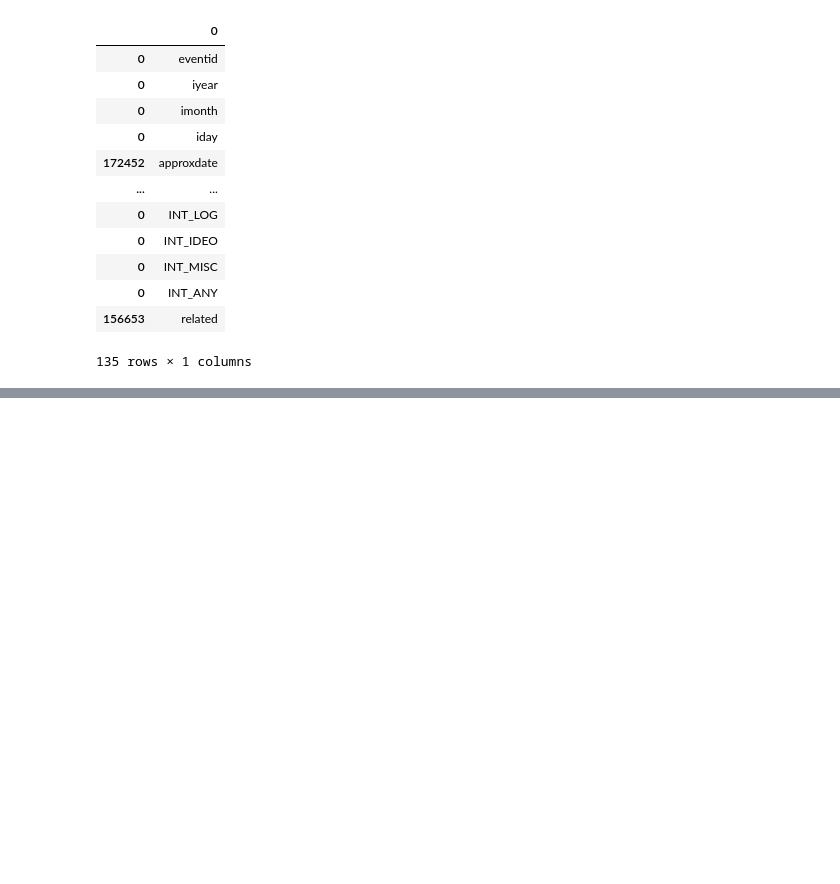
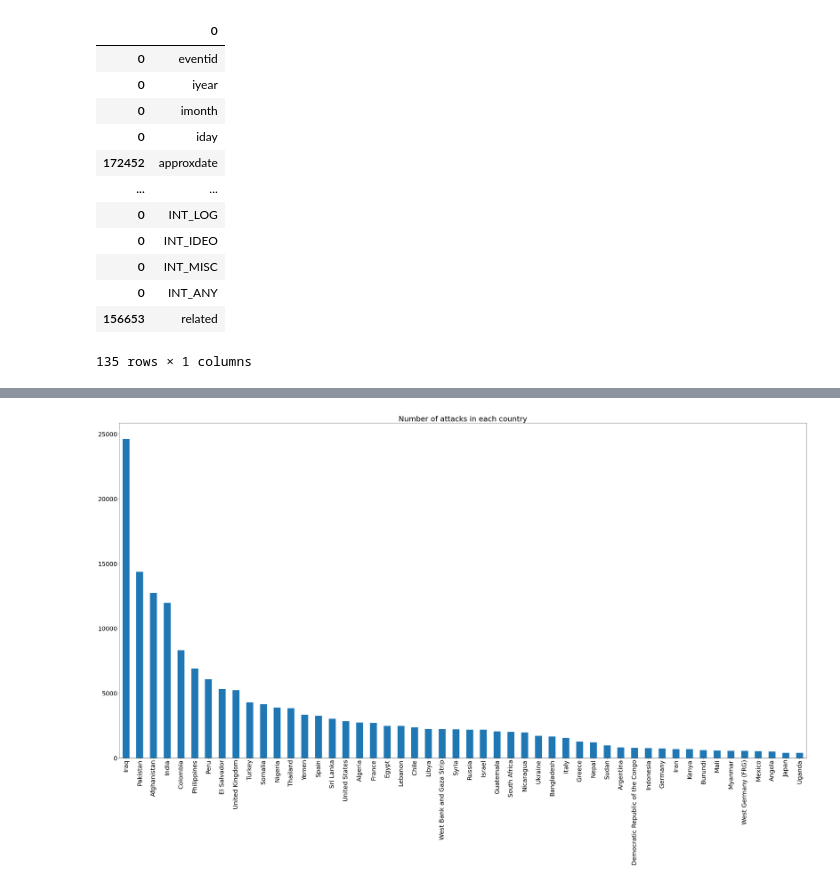
Before and after one commit to GoPlusUltra/Global-Terrorism-Analysis, a Jupyter notebook: Global_Terrorism_Analysis_Capstone_Project.ipynb, the cells around one changed output, grey strips where cells are left out. Saved outputs shown, nothing was run; the diff lists cells and outputs as text; code cells hidden in the pictures; blank space fills up the shorter version.

```diff
--- a/Global_Terrorism_Analysis_Capstone_Project.ipynb
+++ b/Global_Terrorism_Analysis_Capstone_Project.ipynb
@@ -116,0 +123,7 @@ temp_df['latitude'].isna().sum()
+# %%
+df['country'].value_counts().head(50).plot(kind='bar',
+                                    figsize=(50,25),
+                                    title="Number of attacks in each country")
+plt.rcParams.update({'font.size': 25})
+# %% [output]
+[figure, added]
```
Also changed, not shown: parts of 28 cells of this notebook.
